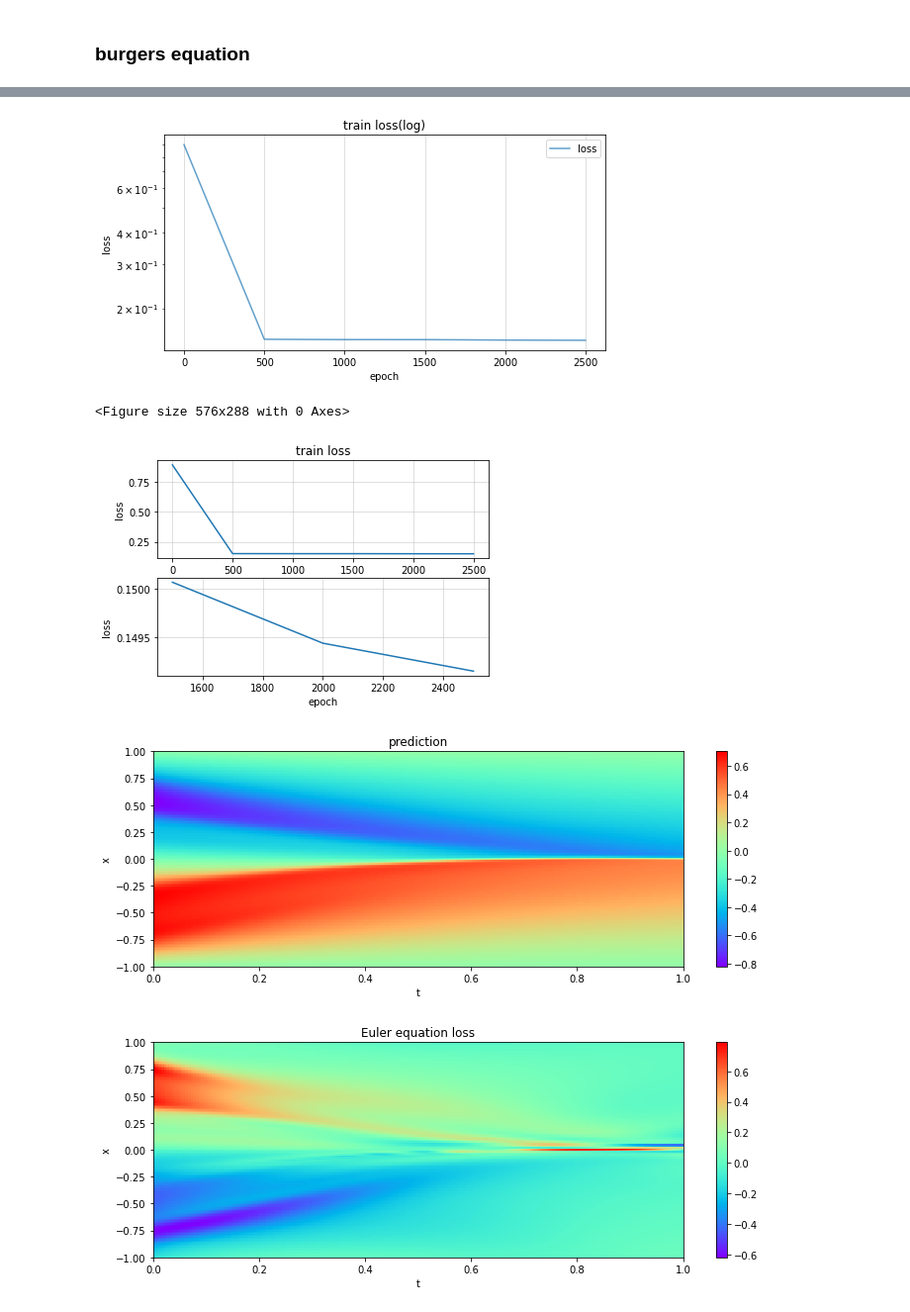
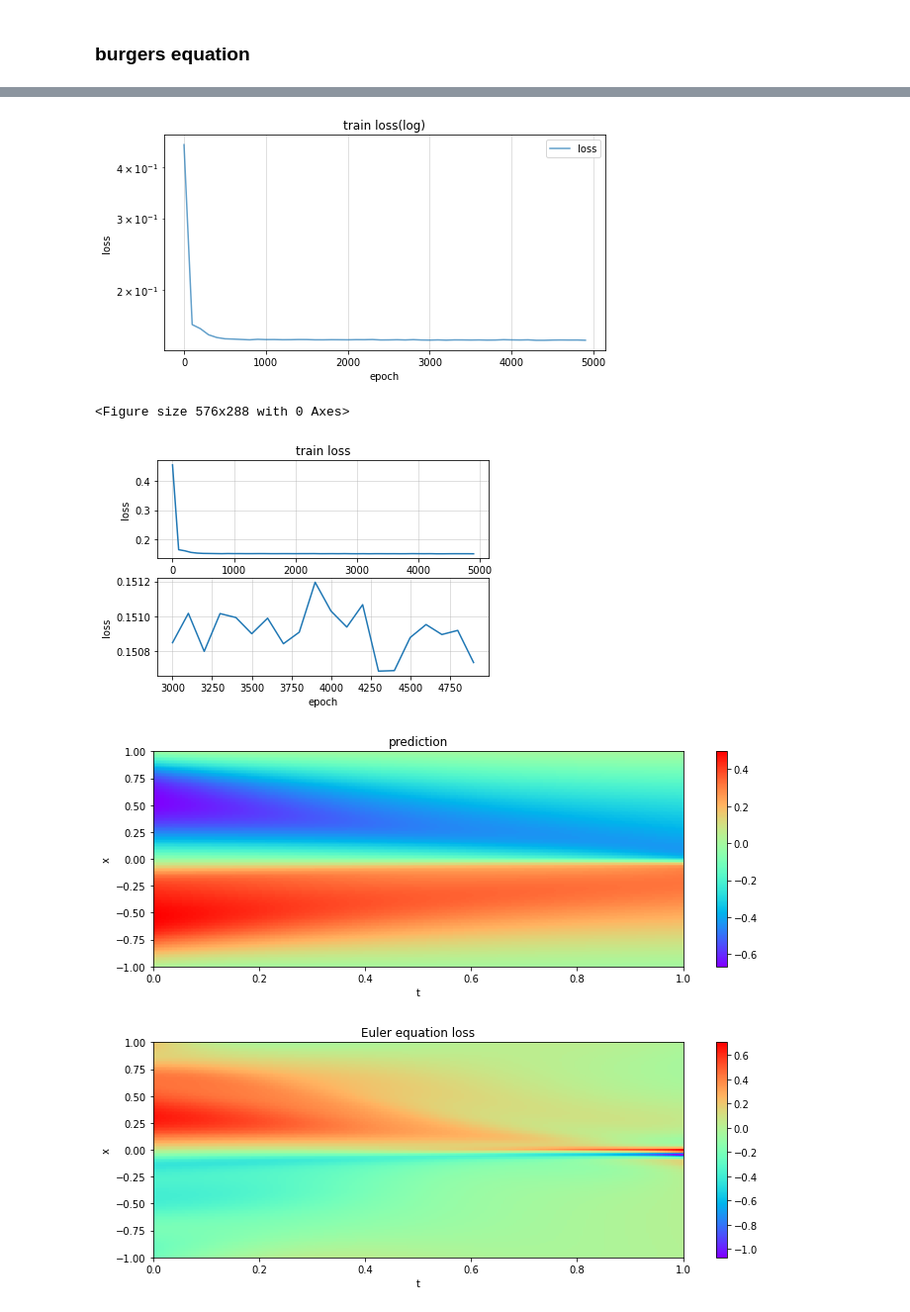
Before and after one commit to caizihuahua/Reading_Material, a Jupyter notebook: Learn_NNs/myPINNs/burgers/burgers.ipynb, the cells around one changed output, grey strips where cells are left out. Shown: that part at 99% size. Drawn from its saved outputs; the diff is of its cells as text; code cells hidden in the pictures.

```diff
--- a/Learn_NNs/myPINNs/burgers/burgers.ipynb
+++ b/Learn_NNs/myPINNs/burgers/burgers.ipynb
@@ -181,7 +182,7 @@ class PINN(tf.keras.Model):
         u_t  = tp.gradient(u, t)
         u_xx = tp.gradient(u_x, x)
         del tp
-        f = u_t + u * u_x - self.nu * u_xx
+        f = u_t + u * u_x #- 0.001* u_xx
         return u, f
 
     @tf.function
@@ -286,11 +287,11 @@ def main():
     N_b = 60
     N_r = 1500
 
-    epoch = 3000
+    epoch = 20000
     batch = 2**8
-    tol = 1e-8
+    tol = 1e-5
 
-    lr0 = 5e-3
+    lr0 = 1e-3
     gam = 1e-2
     lrd_cos = tf.keras.optimizers.schedules.CosineDecay(
         initial_learning_rate = lr0,
@@ -335,6 +336,7 @@ def main():
     plot_sol1(TX, u_hat.numpy(),title='prediction')
     plot_sol1(TX, f.numpy(),title='Euler equation loss')
 
+    a = 0
     # pinn.dnn.save("burgers_saved_model")
 
 if __name__ == "__main__":
@@ -360,5 +362,5 @@ elapsed time for PINN inference (min): 0.005931989351908366
-[figure, old version]
+[figure, new version]
 <Figure size 576x288 with 0 Axes>
-[figure, old version]
+[figure, new version]
-[figure, old version]
+[figure, new version]
-[figure, old version]
+[figure, new version]
```
Also changed, not shown: parts of 2 cells of this notebook, 24 other files.
